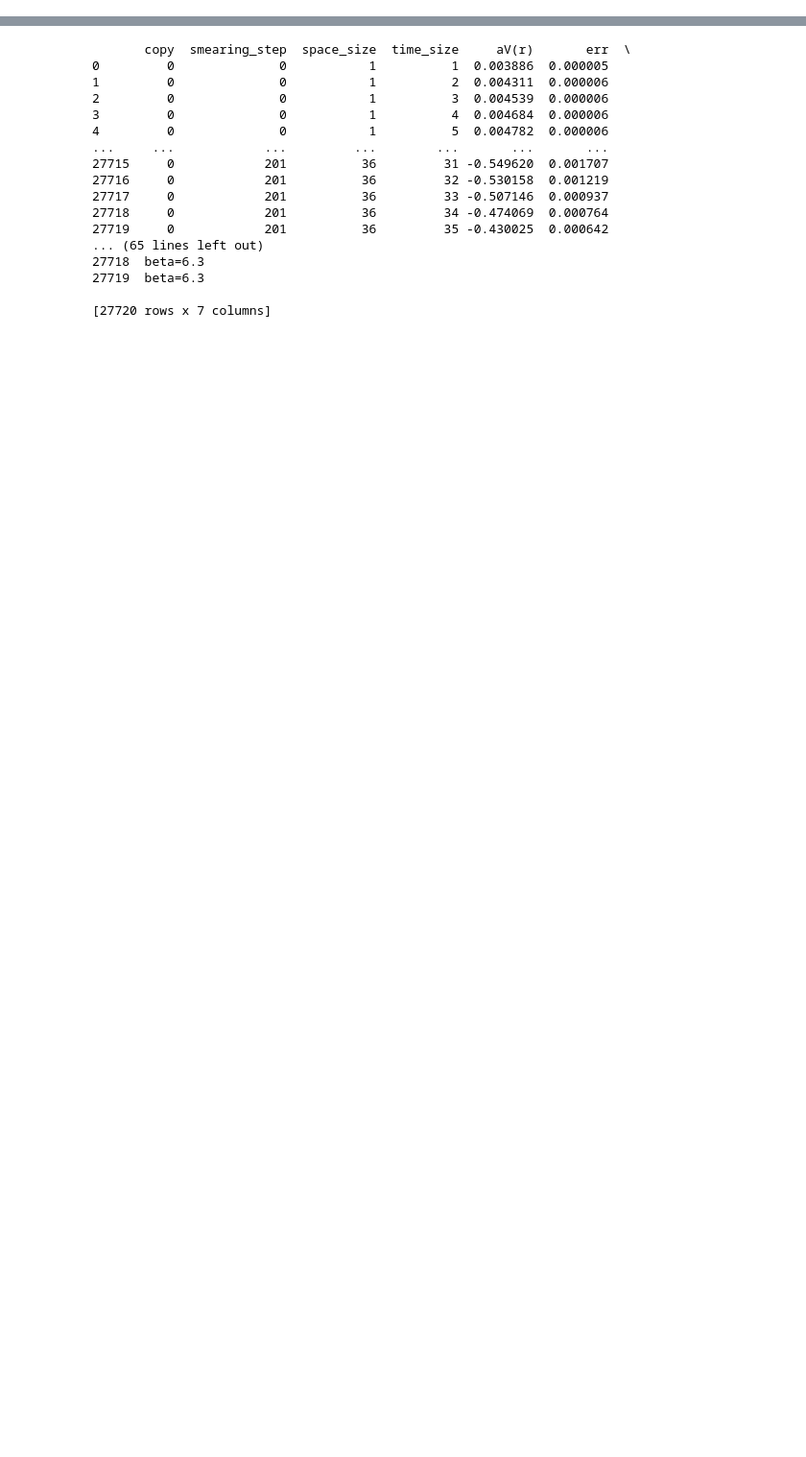
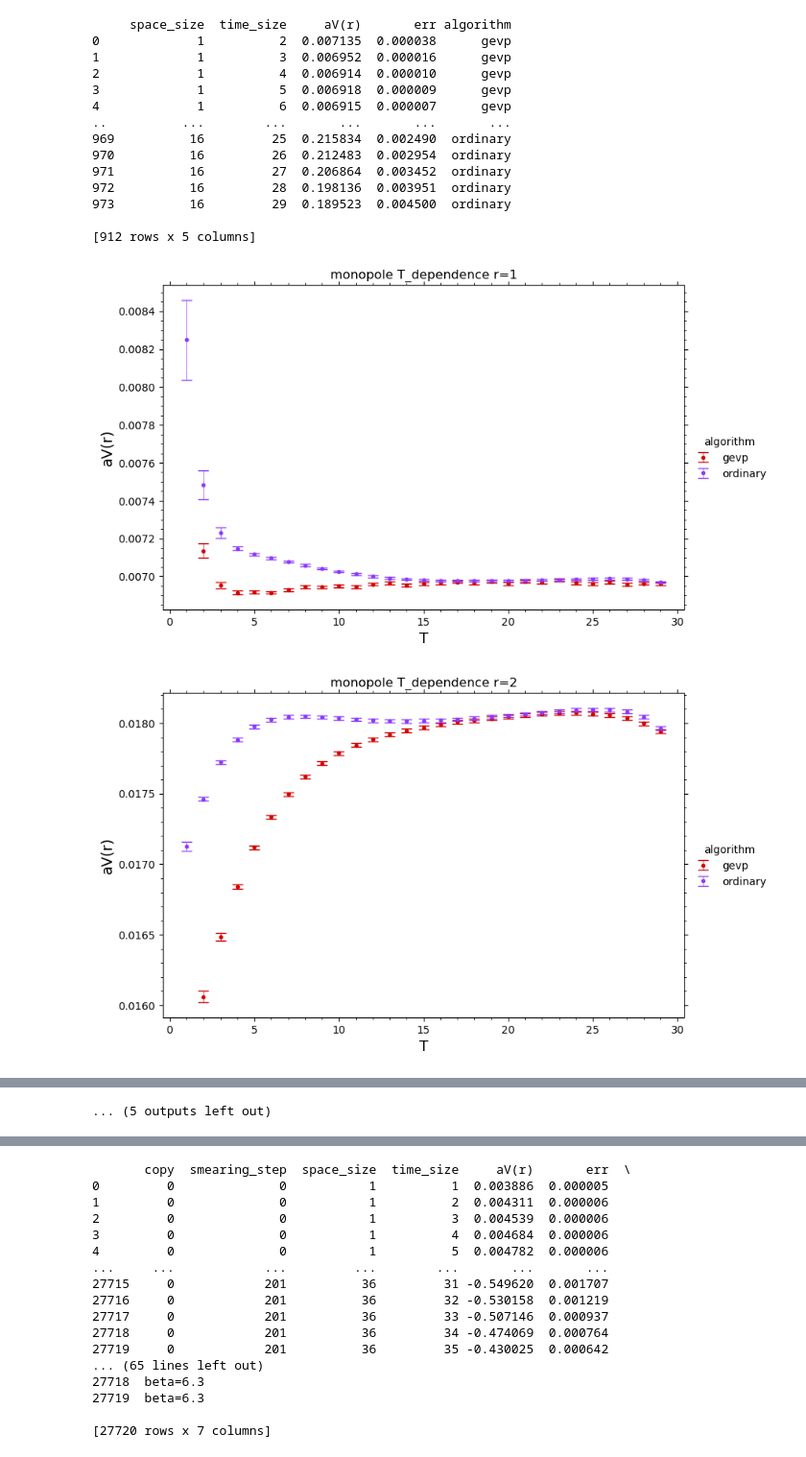
Before and after one commit to ilyakudrov/observables, a Jupyter notebook: python_jupyter/potential/potential_T_dependence.ipynb, the cells around one changed output, grey strips where cells are left out. Shown at 96% size. Cells and saved outputs as stored; diff of their text form; code cells hidden in the pictures; blank space fills up the shorter version.

```diff
--- a/python_jupyter/potential/potential_T_dependence.ipynb
+++ b/python_jupyter/potential/potential_T_dependence.ipynb
@@ -37,0 +112,19 @@ def potential_T_dependence_gluodynamics(lattice_size, L, beta, smearing, additio
+# %%
+potential_T_dependence_ordinary_gevp_comparison('32^3x64', 'beta6.2', 'HYP0_alpha=1_1_0.5_APE_alpha=0.5', 'steps_500/copies=4', 'monopole', 31)
+# %% [output]
+     space_size  time_size     aV(r)       err algorithm
+0             1          2  0.007135  0.000038      gevp
+1             1          3  0.006952  0.000016      gevp
+2             1          4  0.006914  0.000010      gevp
+3             1          5  0.006918  0.000009      gevp
+4             1          6  0.006915  0.000007      gevp
+..          ...        ...       ...       ...       ...
+969          16         25  0.215834  0.002490  ordinary
+970          16         26  0.212483  0.002954  ordinary
+971          16         27  0.206864  0.003452  ordinary
+972          16         28  0.198136  0.003951  ordinary
+973          16         29  0.189523  0.004500  ordinary
+
+[912 rows x 5 columns]
+[figure, added]
+[figure, added]
@@ -37,0 +140 @@ def potential_T_dependence_gluodynamics(lattice_size, L, beta, smearing, additio
+... (5 outputs left out)
```
Also changed, not shown: parts of 9 cells of this notebook, 7 other files.
